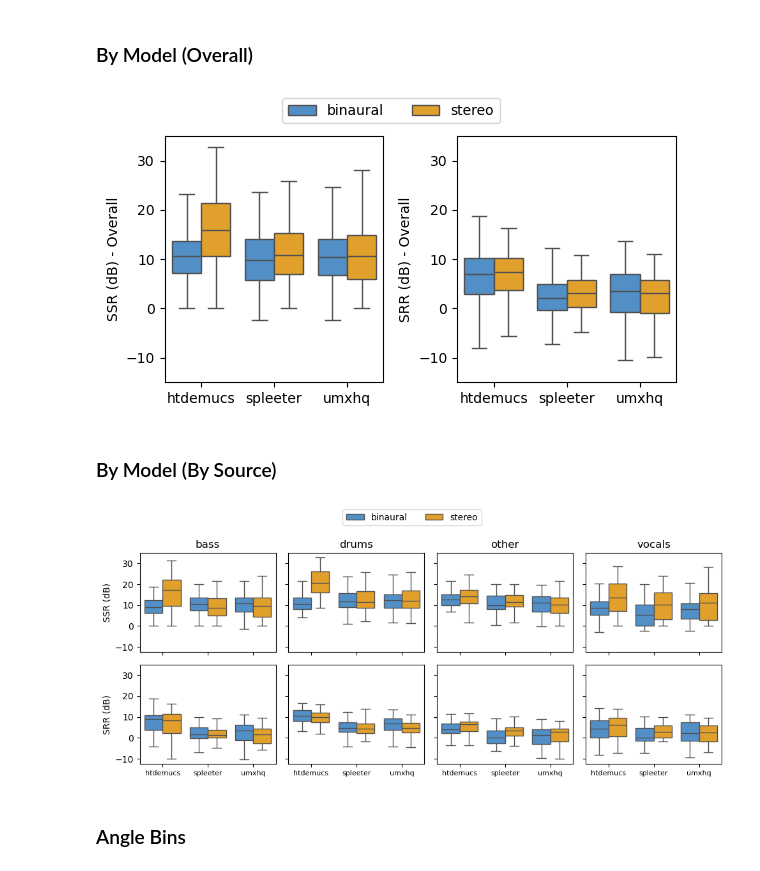
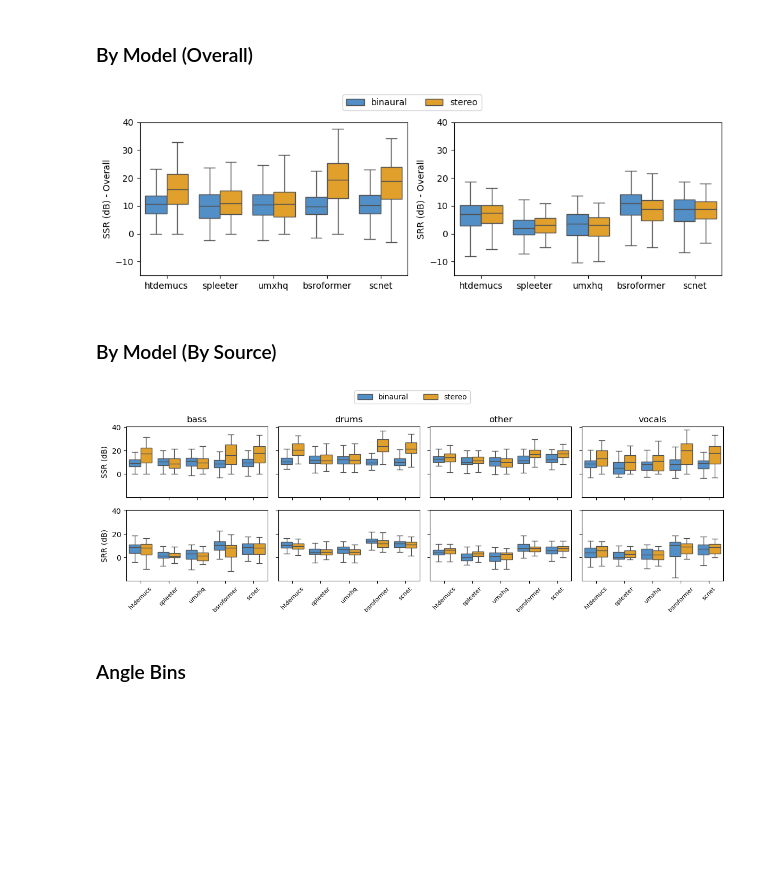
Before and after one commit to richa-namballa/binaural-mss, a Jupyter notebook: notebook/plot_analysis.ipynb, the cells around one changed output. Saved outputs shown, nothing was run; the diff lists cells and outputs as text; code cells hidden in the pictures; blank space fills up the shorter version.

```diff
--- a/notebook/plot_analysis.ipynb
+++ b/notebook/plot_analysis.ipynb
@@ -38,19 +44,25 @@ MODEL_PALETTE = dict(zip(MODELS, COLORS[7:]))
 ## SPAUQ: Spatial Audio Quality Evaluation
 # %%
 OUTLIERS = False
-FIG_SIZE = (6, 3)
+FIG_SIZE = (10, 3)
 # %% [markdown]
 ### Data
 # %%
 # load computed metrics
-ht_binaural_df = pd.read_csv('../data/eval/spauq/spauq_2025-03-23_htdemucs_ft_binaural.csv')
-ht_stereo_df = pd.read_csv('../data/eval/spauq/spauq_2025-03-23_htdemucs_ft_stereo.csv')
+ht_binaural_df = pd.read_csv('../results/spauq/spauq_2025-03-23_htdemucs_ft_binaural.csv')
+ht_stereo_df = pd.read_csv('../results/spauq/spauq_2025-03-23_htdemucs_ft_stereo.csv')
 
-spleet_binaural_df = pd.read_csv('../data/eval/spauq/spauq_2025-03-26_spleeter_binaural.csv')
-spleet_stereo_df = pd.read_csv('../data/eval/spauq/spauq_2025-03-26_spleeter_stereo.csv')
+spleet_binaural_df = pd.read_csv('../results/spauq/spauq_2025-03-26_spleeter_binaural.csv')
+spleet_stereo_df = pd.read_csv('../results/spauq/spauq_2025-03-26_spleeter_stereo.csv')
 
-umx_binaural_df = pd.read_csv('../data/eval/spauq/spauq_2025-03-24_umxhq_binaural.csv')
-umx_stereo_df = pd.read_csv('../data/eval/spauq/spauq_2025-03-23_umxhq_stereo.csv')
+umx_binaural_df = pd.read_csv('../results/spauq/spauq_2025-03-24_umxhq_binaural.csv')
+umx_stereo_df = pd.read_csv('../results/spauq/spauq_2025-03-23_umxhq_stereo.csv')
+
+bsr_binaural_df = pd.read_csv('../results/spauq/spauq_2025-07-30_bs_roformer_binaural.csv')
+bsr_stereo_df = pd.read_csv('../results/spauq/spauq_2025-07-30_bs_roformer_stereo.csv')
+
+scn_binaural_df = pd.read_csv('../results/spauq/spauq_2025-08-11_scnet_binaural.csv')
+scn_stereo_df = pd.read_csv('../results/spauq/spauq_2025-08-11_scnet_stereo.csv')
 # %%
 ht_binaural_df['dataset'] = 'htdemucs_binaural'
 ht_stereo_df['dataset'] = 'htdemucs_stereo'
@@ -60,10 +72,18 @@ spleet_stereo_df['dataset'] = 'spleeter_stereo'
 
 umx_binaural_df['dataset'] = 'umxhq_binaural'
 umx_stereo_df['dataset'] = 'umxhq_stereo'
+
+bsr_binaural_df['dataset'] = 'bsroformer_binaural'
+bsr_stereo_df['dataset'] = 'bsroformer_stereo'
+
+scn_binaural_df['dataset'] = 'scnet_binaural'
+scn_stereo_df['dataset'] = 'scnet_stereo'
 # %%
 all_models = pd.concat([ht_binaural_df, ht_stereo_df,
                         spleet_binaural_df, spleet_stereo_df,
-                        umx_binaural_df, umx_stereo_df],
+                        umx_binaural_df, umx_stereo_df,
+                        bsr_binaural_df, bsr_stereo_df,
+                        scn_binaural_df, scn_stereo_df],
                        ignore_index=True)
 # %%
 all_models['model'] = all_models['dataset'].apply(lambda x: x.split('_')[0])
@@ -73,32 +93,33 @@ all_models['dataset'] = all_models['dataset'].apply(lambda x: x.split('_')[-1])
 # %%
 fig, axs = plt.subplots(1, 2, figsize=FIG_SIZE, tight_layout=True)
 
 sns.boxplot(x='model', y='SSR', hue='dataset', data=all_models, ax=axs[0],
             palette=DATASET_PALETTE, showfliers=OUTLIERS)
 sns.boxplot(x='model', y='SRR', hue='dataset', data=all_models, ax=axs[1],
             palette=DATASET_PALETTE, showfliers=OUTLIERS)
 
-axs[0].set(ylabel='SSR (dB) - Overall', xlabel='', ylim=[-15, 35])
-axs[1].set(ylabel='SRR (dB) - Overall', xlabel='', ylim=[-15, 35])
+axs[0].set(ylabel='SSR (dB) - Overall', xlabel='', ylim=[-15, 40])
+axs[1].set(ylabel='SRR (dB) - Overall', xlabel='', ylim=[-15, 40])
 
 h, l = axs[0].get_legend_handles_labels()
 l = ['binaural', 'stereo']
 
 for a in axs:
     a.legend().remove()
 
 fig.legend(h, l, loc='upper center', fontsize=10, ncols=3, bbox_to_anchor=(0.5, 1.1))
-plt.savefig(os.path.join(PLOT_DIR, 'spauq_model_overall.pdf'), bbox_inches='tight')
+if SAVE_PLOT:
+    plt.savefig(os.path.join(PLOT_DIR, 'spauq_model_overall.pdf'), bbox_inches='tight')
 plt.show()
 # %% [output]
-[figure, old version]
+[figure, new version]
 # %% [markdown]
 ### By Model (By Source)
 # %%
-fig, axs = plt.subplots(2, 4, figsize=(10, 4), tight_layout=True,
+fig, axs = plt.subplots(2, 4, figsize=(12, 4), tight_layout=True,
                         sharex=True, sharey=True)
 
-x_labels = ['htdemucs', 'spleeter', 'umxhq']
+x_labels = ['htdemucs', 'spleeter', 'umxhq', 'bsroformer', 'scnet']
 
 for i in range(len(STEMS)):
     stem_df = all_models[all_models['source'] == STEMS[i]]
@@ -113,7 +134,7 @@ for i in range(len(STEMS)):
     axs[0][i].set_title(STEMS[i])
 
     axs[1][i].set_xticks(x_labels)
-    axs[1][i].set_xticklabels(x_labels, fontsize=8)
+    axs[1][i].set_xticklabels(x_labels, fontsize=8, rotation=45)
 
 h, l = axs[0][0].get_legend_handles_labels()
 l = ['binaural', 'stereo']
@@ -122,10 +143,11 @@ for ax in axs.flatten():
     ax.legend().remove()
 
 fig.legend(h, l, loc='upper center', fontsize=10, ncols=3, bbox_to_anchor=(0.5, 1.1))
-plt.savefig(os.path.join(PLOT_DIR, 'spauq_model_source.pdf'), bbox_inches='tight')
+if SAVE_PLOT:
+    plt.savefig(os.path.join(PLOT_DIR, 'spauq_model_source.pdf'), bbox_inches='tight')
 plt.show()
 # %% [output]
-[figure, old version]
+[figure, new version]
 # %% [markdown]
 ### Angle Bins
 # %%
```
Also changed, not shown: parts of 19 cells of this notebook, 29 other files.
